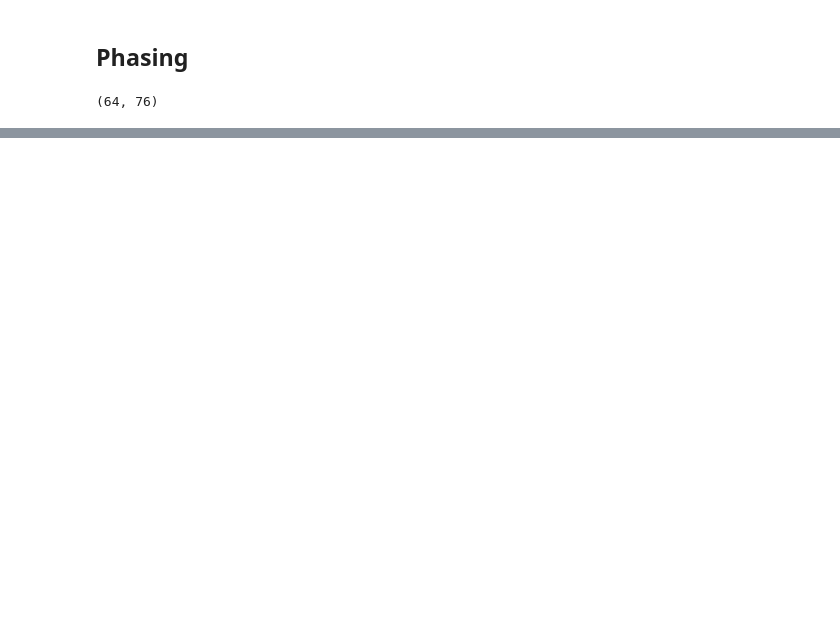
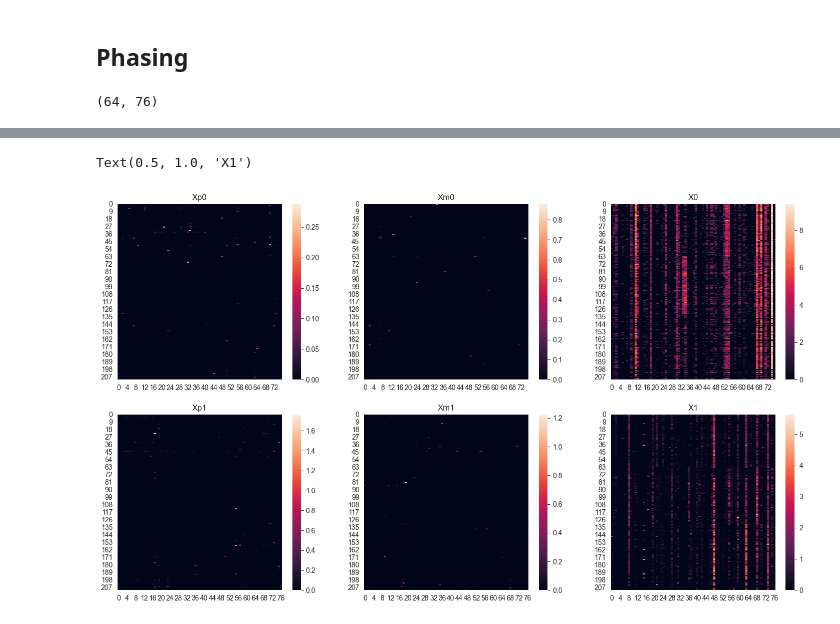
Before and after one commit to congfeng4/SCOIT, a Jupyter notebook: hgnn_PEA_STA.ipynb, the cells around one changed output, grey strips where cells are left out. Saved outputs shown, nothing was run; the diff lists cells and outputs as text; code cells hidden in the pictures; blank space fills up the shorter version.

```diff
--- a/hgnn_PEA_STA.ipynb
+++ b/hgnn_PEA_STA.ipynb
@@ -192,11 +202,11 @@ C = torch.tensor(cell_embeddings, dtype=torch.float)
 O = torch.tensor(omic_embeddings, dtype=torch.float)
 X = torch.tensor(np.concatenate([expression_data_clean, methylation_data_clean], axis=1), dtype=torch.float)
 # %%
-epochs = 5000
+epochs = 1000
 embed_dim = C.shape[1]
 # 超参，按需要调
 alpha = 0.001
-k = 3
+k = 5
 lr = 1e-3
 omics_offset = expression_data_clean.shape[1]
 num_cells = C.shape[0]
@@ -212,6 +222,7 @@ model, histories = train_phasing_model(
     lr=lr,
     k=k,
     alpha=alpha,
+    activations=[F.softplus, F.softplus],
     C=C, G=G, O=O, X=X,
 )
 # %% [output]
@@ -233,0 +263,25 @@ plt.title('Regularization Loss vs Epoch')
+# %%
+Xp0, Xp1, Xm0, Xm1 = model.predict(G, C, O)
+# %%
+plt.figure(figsize=(18,10))
+ax = plt.subplot(231)
+sns.heatmap(Xp0,ax=ax)
+plt.title('Xp0')
+ax = plt.subplot(232)
+sns.heatmap(Xm0,ax=ax)
+plt.title('Xm0')
+ax = plt.subplot(233)
+sns.heatmap(expression_data_clean,ax=ax)
+plt.title('X0')
+ax = plt.subplot(234)
+sns.heatmap(Xp1,ax=ax)
+plt.title('Xp1')
+ax = plt.subplot(235)
+sns.heatmap(Xm1,ax=ax)
+plt.title('Xm1')
+ax = plt.subplot(236)
+sns.heatmap(methylation_data_clean,ax=ax)
+plt.title('X1')
+# %% [output]
+Text(0.5, 1.0, 'X1')
+[figure, added]
```
Also changed, not shown: parts of 13 cells of this notebook, 2 other files.
